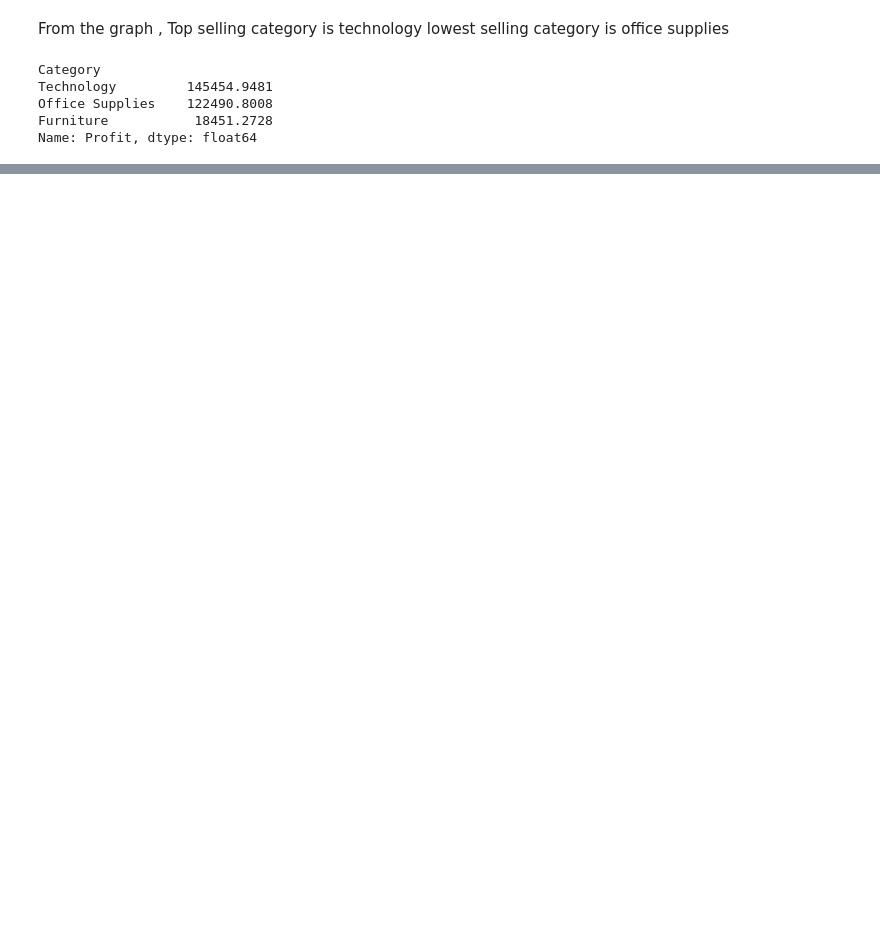
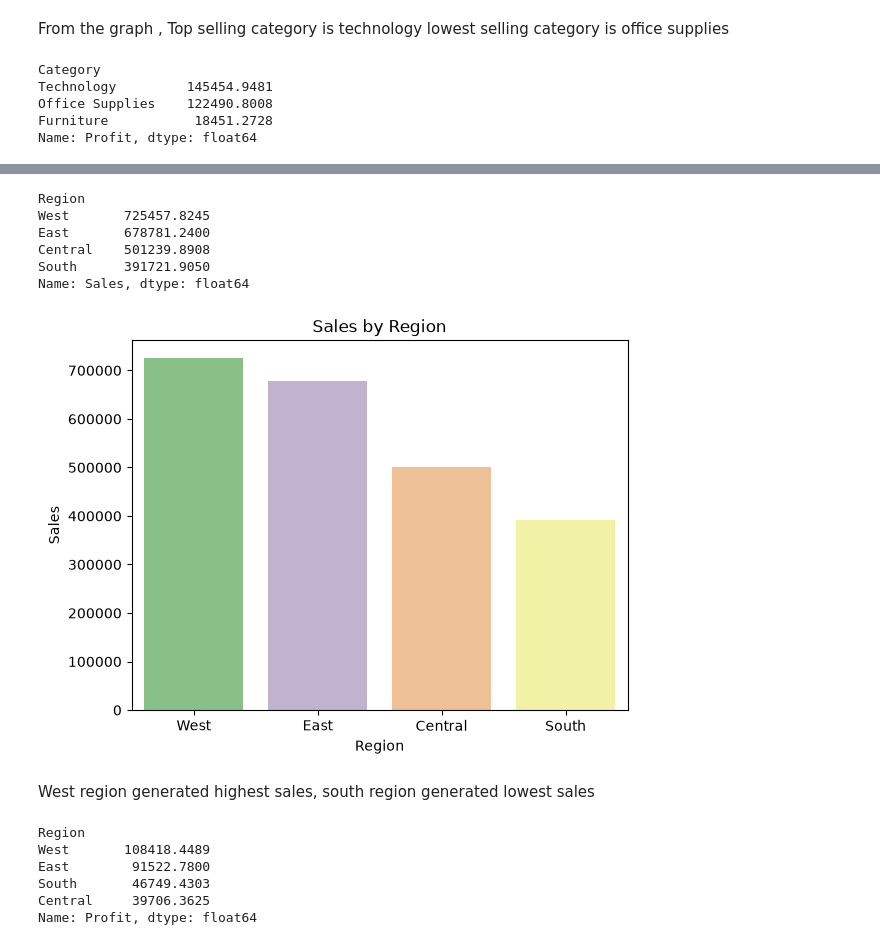
Before and after one commit to vaishnaviniwalkar/Superstore_Sales_Analysis, a Jupyter notebook: notebook/analysis.ipynb, the cells around one changed output, grey strips where cells are left out. Cells and saved outputs as stored; diff of their text form; code cells hidden in the pictures; blank space fills up the shorter version.

```diff
--- a/notebook/analysis.ipynb
+++ b/notebook/analysis.ipynb
@@ -192,2 +190,30 @@ Top profit category is technology
 Furniture have low profit
 This means category with highest sales have highest profit
+# %%
+region_sales = df.groupby("Region")["Sales"].sum().sort_values(ascending=False)
+region_sales
+# %% [output]
+Region
+West       725457.8245
+East       678781.2400
+Central    501239.8908
+South      391721.9050
+Name: Sales, dtype: float64
+# %%
+sns.barplot(x='Region', y='Sales', data=region_sales.reset_index(), hue='Region', palette='Accent')
+plt.title('Sales by Region')
+plt.show()
+# %% [output]
+[figure, added]
+# %% [markdown]
+West region generated highest sales, south region generated lowest sales
+# %%
+region_profit = df.groupby('Region')['Profit'].sum().sort_values(ascending=False)
+region_profit
+# %% [output]
+Region
+West       108418.4489
+East        91522.7800
+South       46749.4303
+Central     39706.3625
+Name: Profit, dtype: float64
```
Also changed, not shown: parts of 7 cells of this notebook.
